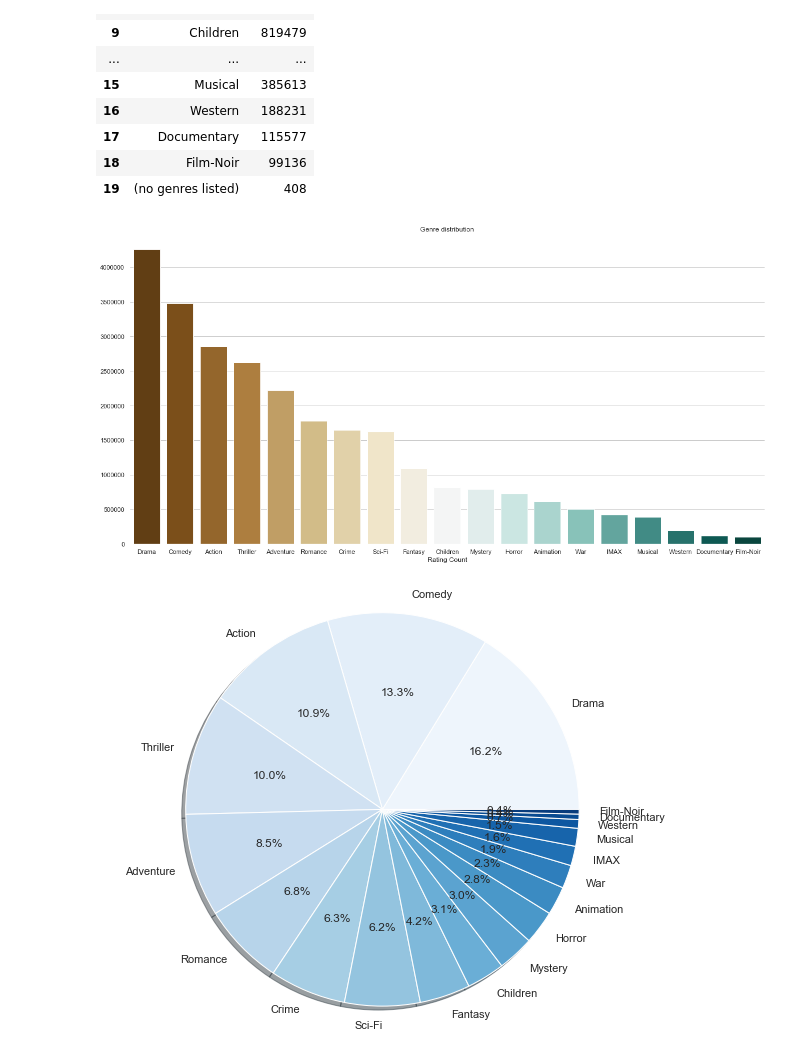
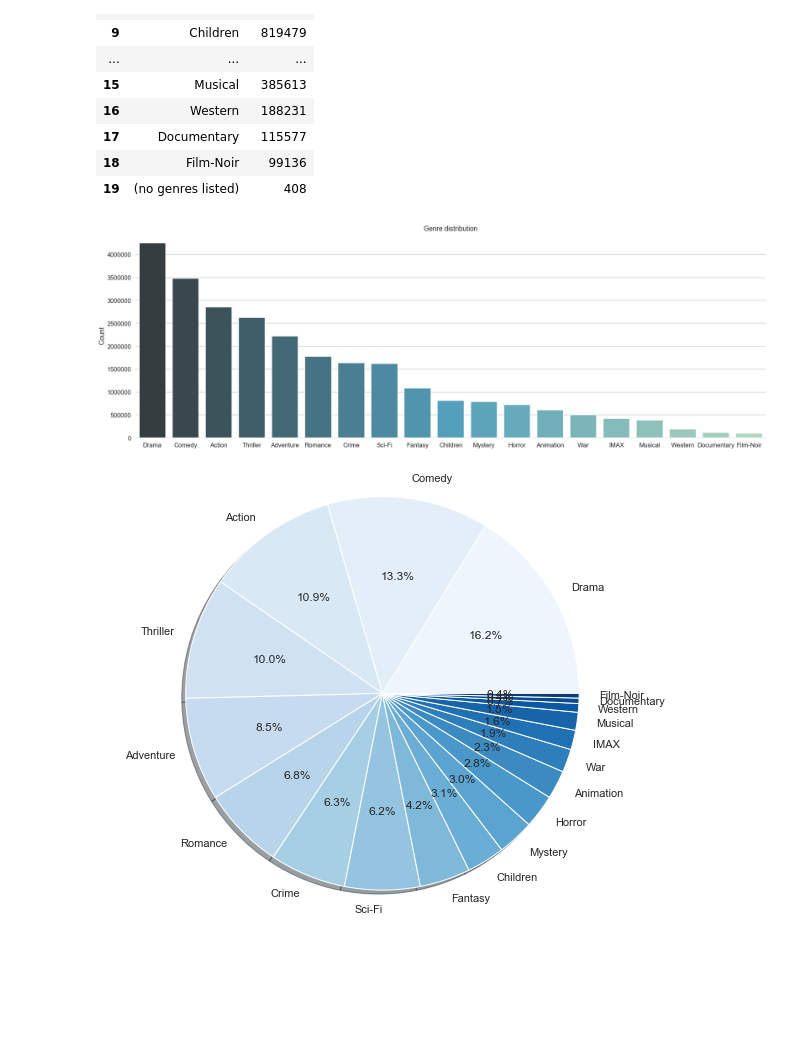
Before and after one commit to EDSATeam11/unsupervised-predict-streamlit-template, a Jupyter notebook: main.ipynb, the cells around one changed output. Cells and saved outputs as stored; diff of their text form; code cells hidden in the pictures; blank space fills up the shorter version.

```diff
--- a/main.ipynb
+++ b/main.ipynb
@@ -58,20 +58,11 @@ import numpy as np
 #visualising the data
 import seaborn as sns
 import matplotlib.pyplot as plt
-plt.style.use('seaborn-deep')
-import plotly as py
-import plotly.graph_objs as go
-import ipywidgets as widgets
 import datetime
-from plotly.offline import download_plotlyjs, init_notebook_mode, plot, iplot
-import plotly.figure_factory as ff
-py.offline.init_notebook_mode(connected=True)
 from math import floor
-from plotly import tools
-from plotly.graph_objs import *
-from IPython.display import display
 init_notebook_mode(connected=True)
 import missingno
+from wordcloud import WordCloud, STOPWORDS
 
 # Import surprise packages
 from surprise import BaselineOnly
@@ -83,18 +74,14 @@ from surprise.model_selection import cross_validate
 from surprise import NormalPredictor
 from surprise import KNNBasic
 from surprise import SVD
-from surprise import NMF
 from surprise.model_selection import GridSearchCV
 from sklearn.metrics.pairwise import cosine_similarity
 from sklearn.feature_extraction.text import TfidfVectorizer
-from sklearn.metrics.pairwise import cosine_similarity
 
 # Import utilities
 import os
 import dill as pickle
 import heapq
-import scipy as sp
-import operator
 # %% [markdown]
 ## Importing the raw data
 # %% [markdown]
@@ -578,7 +565,7 @@ sns.despine(left=True, bottom=True)
 ## Which Genre Has The Highest Release Of Movies?
 # %%
 #make a function that will split the string and return the count of each genre.
-def count_genre(string):
+def count_genre(data,string):
   '''
   This function will split a string based on '|' and
   return the count of each genre.
@@ -594,7 +581,7 @@ def count_genre(string):
   return counter
 # %%
 #call the function for counting the movies of each genre.
-total_genre_movies = pd.DataFrame(count_genre('genres'))
+total_genre_movies = pd.DataFrame(count_genre(data,'genres'))
 total_genre_movies = total_genre_movies.reset_index()
 total_genre_movies =  total_genre_movies.rename(columns={'index': 'genre',0:'count'})
 total_genre_movies
@@ -618,14 +605,14 @@ total_genre_movies
 | 19 | (no genres listed) | 408 |
 # %%
 # plot the distribution of genres
-f, ax = plt.subplots(figsize=(20, 10))
-sns.barplot(data=total_genre_movies[:-1],y='count',x='genre',palette = sns.color_palette("BrBG", 19))
-ax.set(ylabel="",
-       xlabel="Rating Count")
+f, ax = plt.subplots(figsize=(30, 10))
+sns.barplot(data=total_genre_movies[:-1],y='count',x='genre',palette = sns.color_palette("GnBu_d",19))
+ax.set(ylabel="Count",
+       xlabel="")
 ax.title.set_text('Genre distribution')
 sns.despine(left=True, bottom=True)
 # %% [output]
-[figure, old version]
+[figure, new version]
 # %%
 fig1, ax1 = plt.subplots()
 ax1.pie(total_genre_movies['count'][:-1], labels=total_genre_movies['genre'][:-1], autopct='%1.1f%%', shadow=True,colors=sns.color_palette("Blues",19))
```
Also changed, not shown: parts of 24 cells of this notebook.
